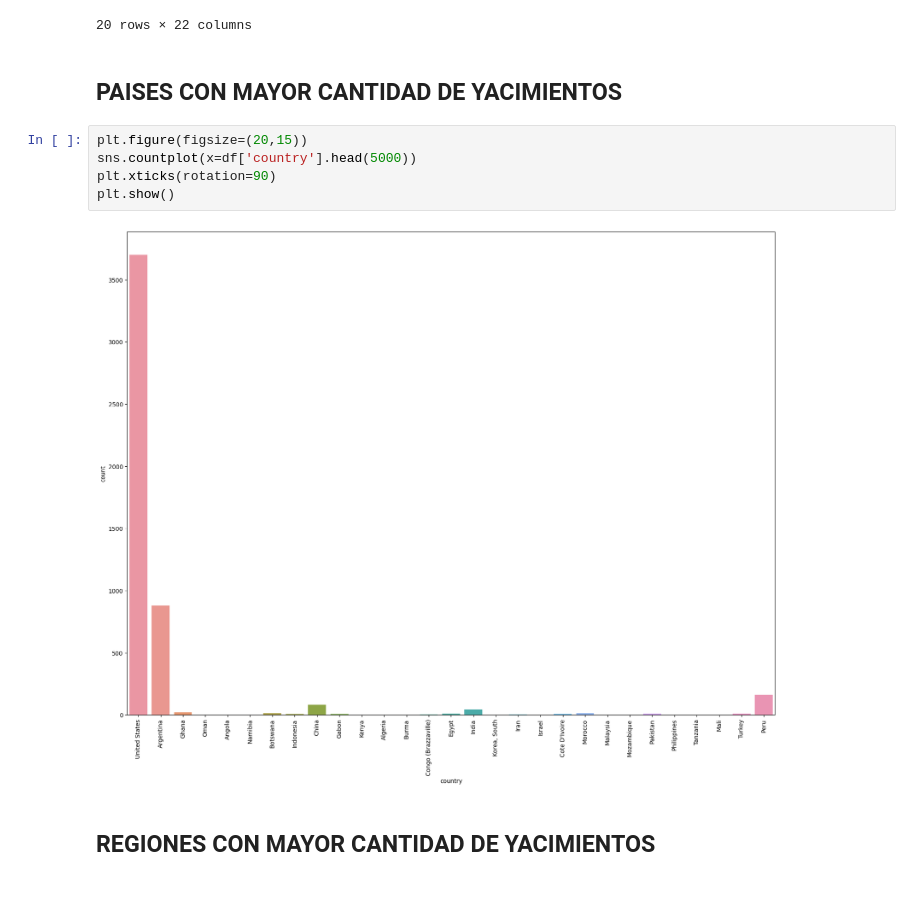
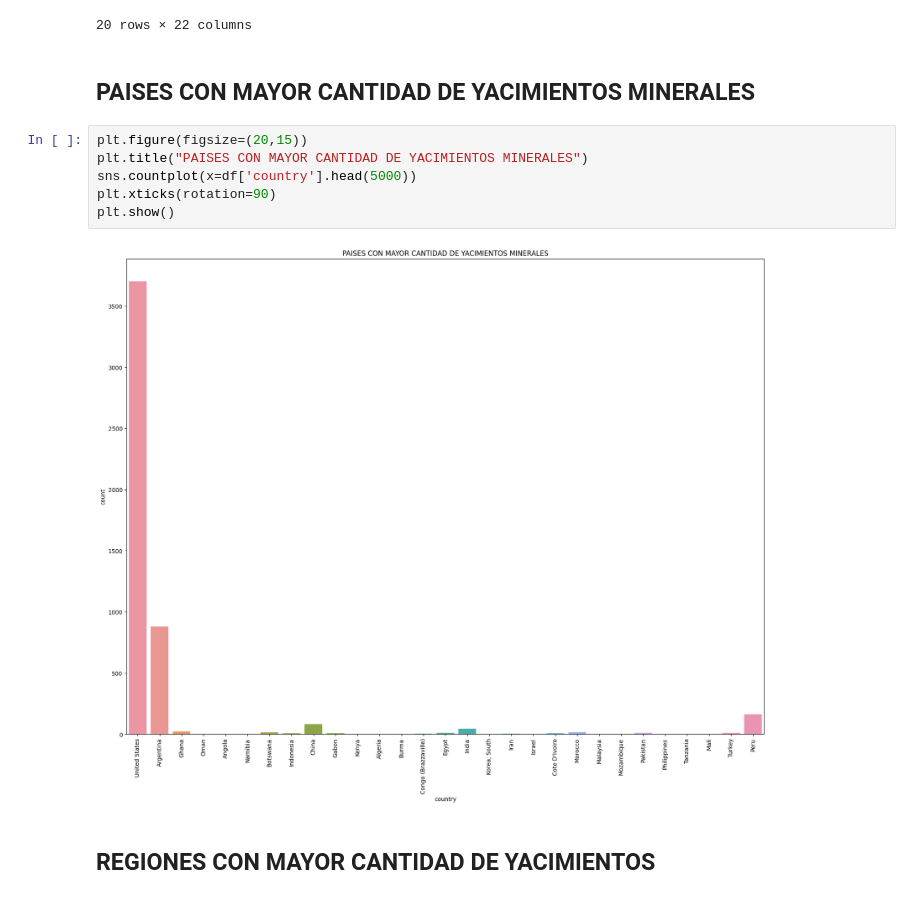
Before and after one commit to FacundoCardozo5/CoderHouse_CH-32845, a Jupyter notebook: notebooks/ProyectoDS_ParteI_Cardozo.ipynb, the cells around one changed output. Saved outputs shown, nothing was run; the diff lists cells and outputs as text.

```diff
--- a/notebooks/ProyectoDS_ParteI_Cardozo.ipynb
+++ b/notebooks/ProyectoDS_ParteI_Cardozo.ipynb
@@ -100,14 +100,15 @@ df.sample(20)
 | 297219 | Tsumeb | -19.22534 | 17.71367 | AF | Namibia | NaN | NaN | B | Copper, Lead | Silver | ... |
 20 rows × 22 columns
 # %% [markdown]
-## PAISES CON MAYOR CANTIDAD DE YACIMIENTOS
+## PAISES CON MAYOR CANTIDAD DE YACIMIENTOS MINERALES
 # %%
 plt.figure(figsize=(20,15))
+plt.title("PAISES CON MAYOR CANTIDAD DE YACIMIENTOS MINERALES")
 sns.countplot(x=df['country'].head(5000))
 plt.xticks(rotation=90)
 plt.show()
 # %% [output]
-[figure, old version]
+[figure, new version]
 # %% [markdown]
 ## REGIONES CON MAYOR CANTIDAD DE YACIMIENTOS
 # %%
```
Also changed, not shown: parts of 8 cells of this notebook.
